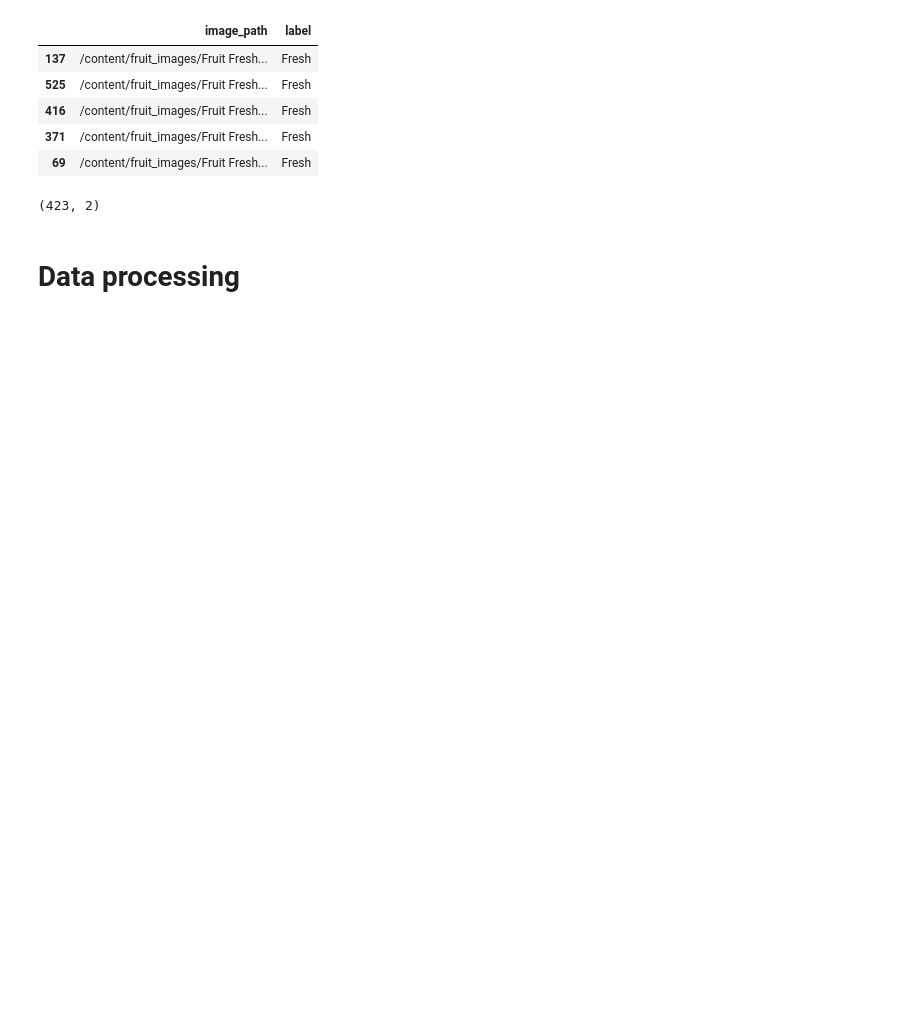
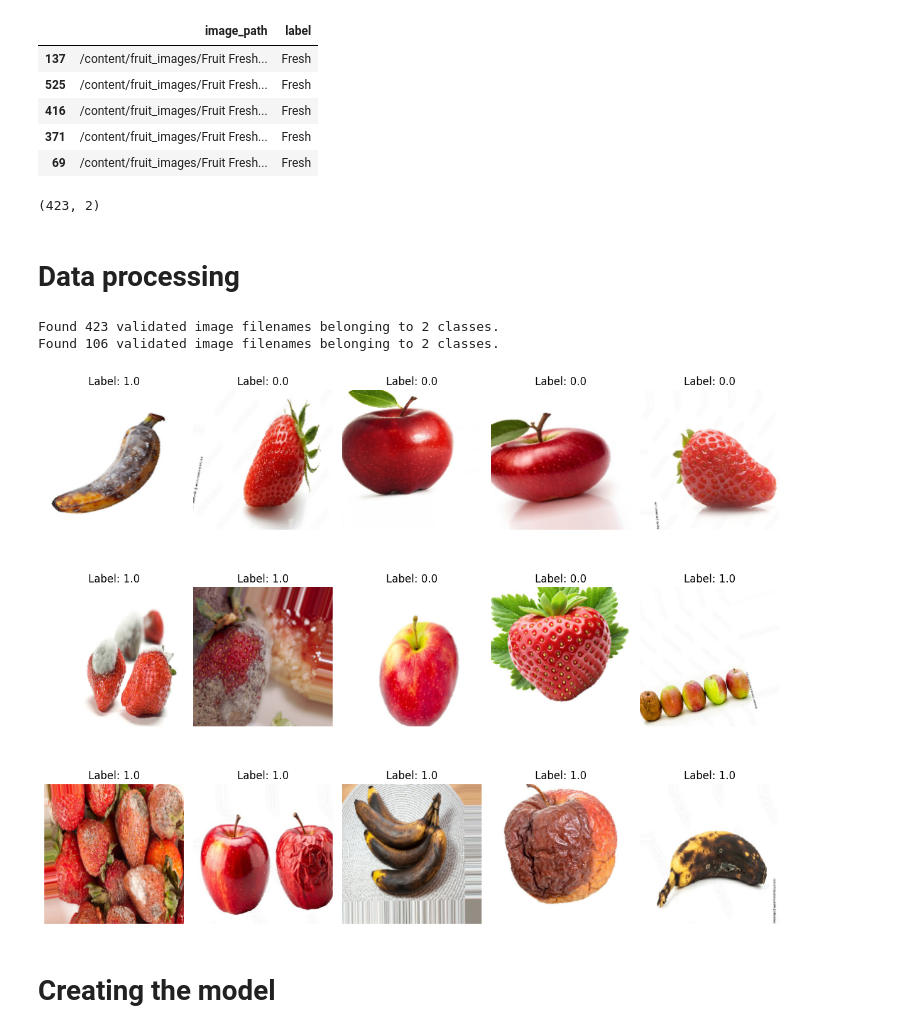
Before and after one commit to nngiabao/AIDevFundamental, a Jupyter notebook: FreshRottenFruit.ipynb, the cells around one changed output. Drawn from its saved outputs; the diff is of its cells as text; code cells hidden in the pictures; blank space fills up the shorter version.

```diff
--- a/FreshRottenFruit.ipynb
+++ b/FreshRottenFruit.ipynb
@@ -149,0 +167,41 @@ train_df.shape
+# %%
+#
+train_dataset = train_augmentaion.flow_from_dataframe(
+    dataframe=train_df,
+    x_col='image_path',
+    y_col='label',
+    target_size=(224, 224),
+    batch_size=32,
+    class_mode='binary',
+    shuffle=True
+)
+
+test_dataset = test_gen.flow_from_dataframe(
+    dataframe=test_df,
+    x_col='image_path',
+    y_col='label',
+    target_size=(224, 224),
+    batch_size=32,
+    class_mode='binary',
+    shuffle=False
+)
+# %% [output]
+Found 423 validated image filenames belonging to 2 classes.
+Found 106 validated image filenames belonging to 2 classes.
+# %%
+#Visualizing some train data agumented
+iamges, labels = next(train_dataset)
+
+plt.figure(figsize=(12, 10))
+for i in range(15):
+  plt.subplot(3, 5, i+1)
+  plt.imshow(iamges[i])
+  plt.title(f"Label: {labels[i]}")
+  plt.axis('off')
+
+plt.tight_layout()
+plt.show()
+# %% [output]
+[figure, added]
+# %% [markdown]
+# Creating the model
```
Also changed, not shown: parts of 10 cells of this notebook.
